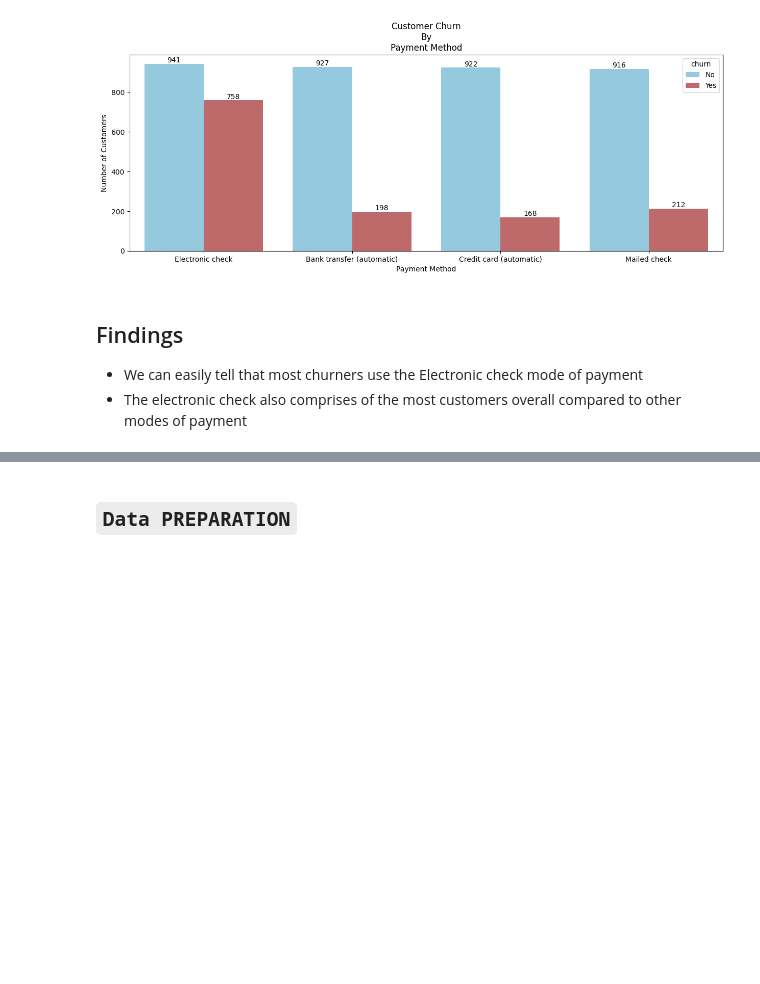
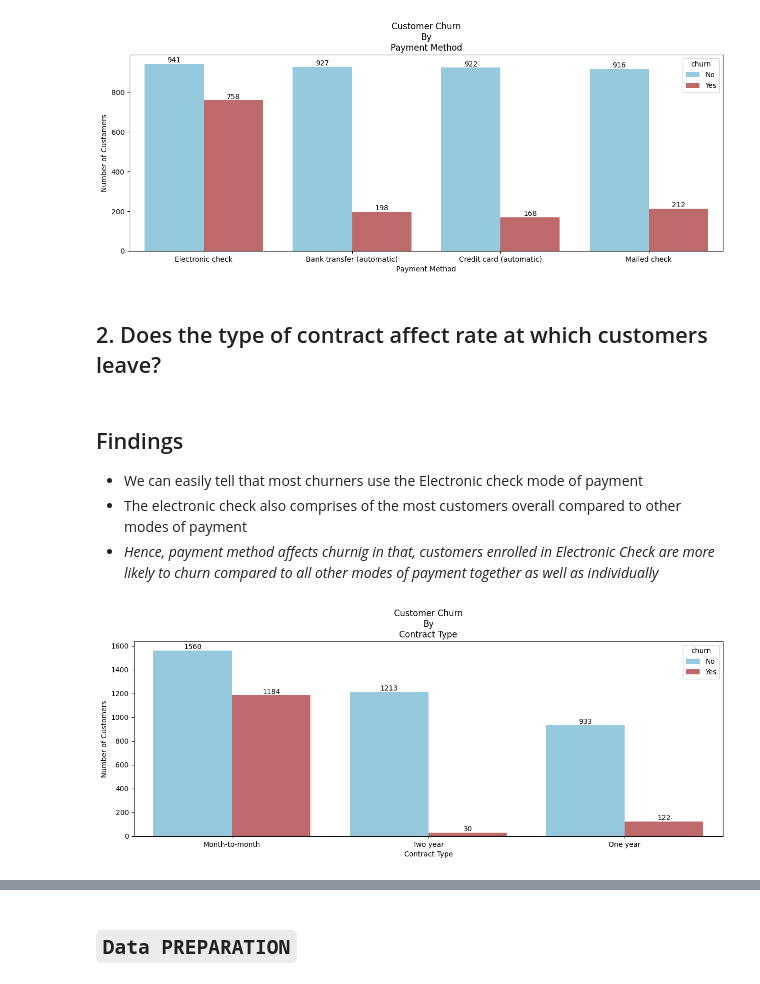
Before and after one commit to murithidenisgitobu/Vodafone_Corporation_Customer_Churn_Prediction, a Jupyter notebook: Customer_Churn_Prediction_Notebook.ipynb, the cells around one changed output, grey strips where cells are left out. Cells and saved outputs as stored; diff of their text form; code cells hidden in the pictures; blank space fills up the shorter version.

```diff
--- a/Customer_Churn_Prediction_Notebook.ipynb
+++ b/Customer_Churn_Prediction_Notebook.ipynb
@@ -526,7 +526,25 @@ plt.xlabel('Payment Method')
 plt.show()
 # %% [output]
 [figure]
+# %% [markdown]
+## 2. Does the type of contract affect rate at which customers leave?
 # %% [markdown]
 ## Findings
 - We can easily tell that most churners use the Electronic check mode of payment
 - The electronic check also comprises of the most customers overall compared to other modes of payment
+- *Hence, payment method affects churnig in that, customers enrolled in Electronic Check are more likely to churn compared to all other modes of payment together as well as individually*
+# %%
+# Barplots to show how payment method relates to churning
+plt.figure(figsize=(15,5))
+ax=sns.barplot(data=pd.DataFrame(train_data.groupby('contract')['churn'].value_counts().sort_values(ascending=False)),
+             x='contract', y='count',
+            hue='churn',palette=['skyblue', 'indianred']
+            )
+for bar in ax.containers:
+    plt.bar_label(bar)
+    plt.title('Customer Churn\nBy\nContract Type')
+plt.ylabel('Number of Customers')
+plt.xlabel('Contract Type')
+plt.show()
+# %% [output]
+[figure, added]
```
Also changed, not shown: parts of 6 cells of this notebook.
